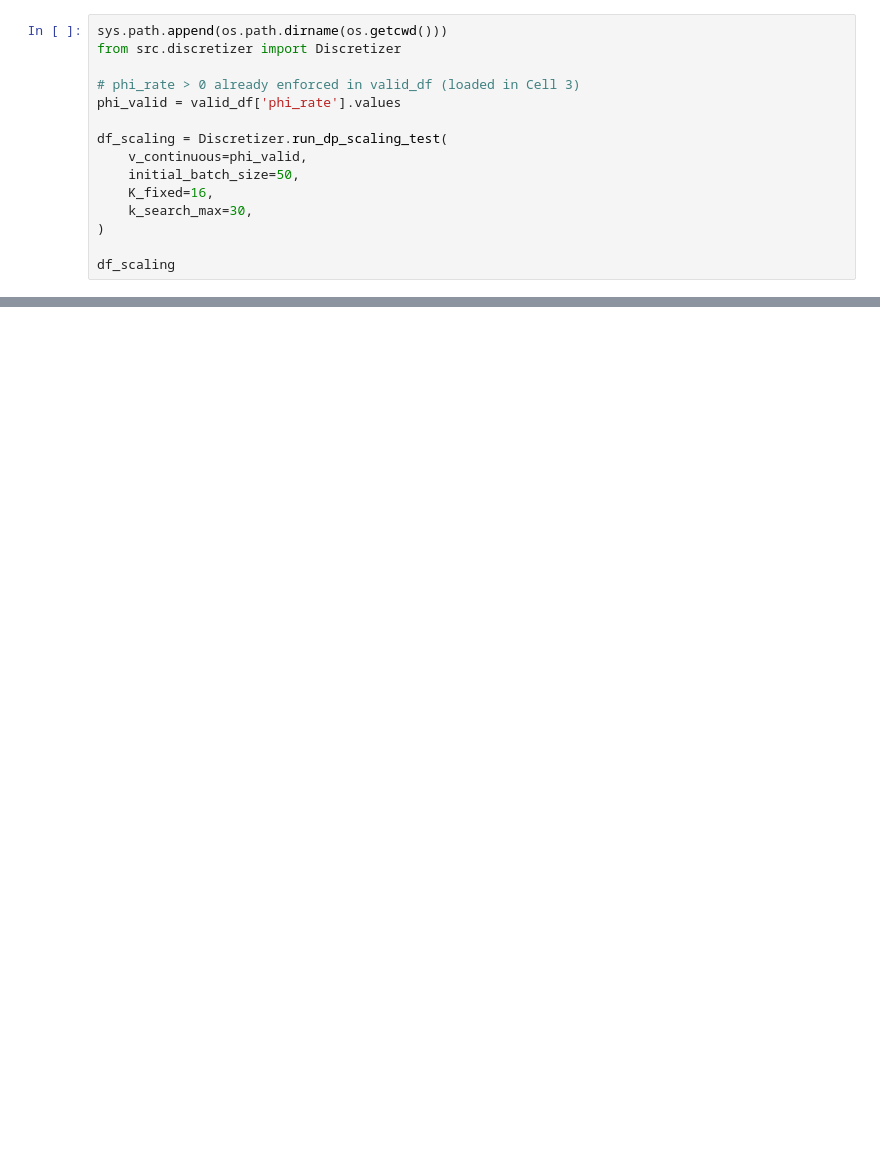
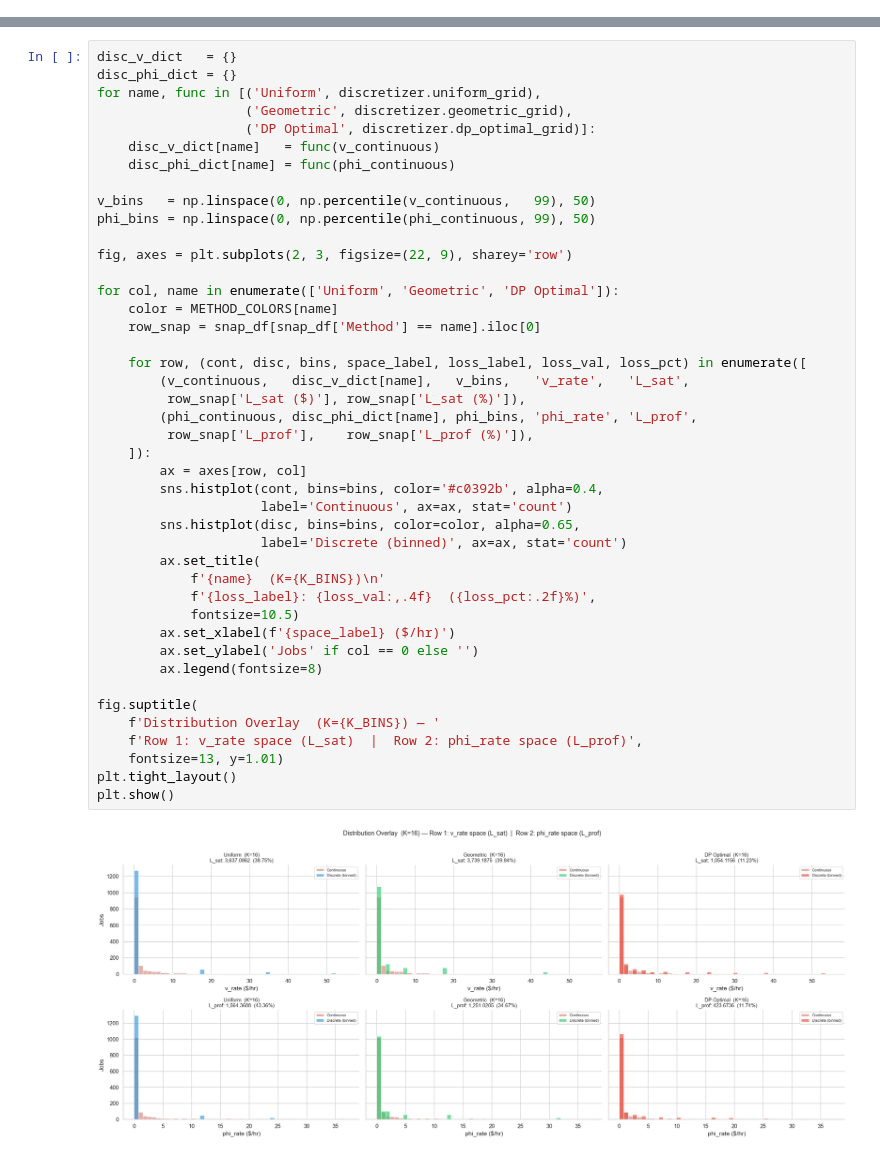
Before and after one commit to dangolofrancesco/cloud_pricing_sim, a Jupyter notebook: notebooks/02_static_discretization_analysis.ipynb, the cells around one changed output, grey strips where cells are left out. Drawn from its saved outputs; the diff is of its cells as text; blank space fills up the shorter version.

```diff
--- a/notebooks/02_static_discretization_analysis.ipynb
+++ b/notebooks/02_static_discretization_analysis.ipynb
@@ -647,15 +0,0 @@ Totals across phases expose the error–complexity trade-off.
-# %%
-sys.path.append(os.path.dirname(os.getcwd()))
-from src.discretizer import Discretizer
-
-# phi_rate > 0 already enforced in valid_df (loaded in Cell 3)
-phi_valid = valid_df['phi_rate'].values
-
-df_scaling = Discretizer.run_dp_scaling_test(
-    v_continuous=phi_valid,
-    initial_batch_size=50,
-    K_fixed=16,
-    k_search_max=30,
-)
-
-df_scaling
@@ -780,0 +152,45 @@ pd.concat([display_df, totals], ignore_index=True).style.format({
+# %%
+disc_v_dict   = {}
+disc_phi_dict = {}
+for name, func in [('Uniform', discretizer.uniform_grid),
+                   ('Geometric', discretizer.geometric_grid),
+                   ('DP Optimal', discretizer.dp_optimal_grid)]:
+    disc_v_dict[name]   = func(v_continuous)
+    disc_phi_dict[name] = func(phi_continuous)
+
+v_bins   = np.linspace(0, np.percentile(v_continuous,   99), 50)
+phi_bins = np.linspace(0, np.percentile(phi_continuous, 99), 50)
+
+fig, axes = plt.subplots(2, 3, figsize=(22, 9), sharey='row')
+
+for col, name in enumerate(['Uniform', 'Geometric', 'DP Optimal']):
+    color = METHOD_COLORS[name]
+    row_snap = snap_df[snap_df['Method'] == name].iloc[0]
+
+    for row, (cont, disc, bins, space_label, loss_label, loss_val, loss_pct) in enumerate([
+        (v_continuous,   disc_v_dict[name],   v_bins,   'v_rate',   'L_sat',
+         row_snap['L_sat ($)'], row_snap['L_sat (%)']),
+        (phi_continuous, disc_phi_dict[name], phi_bins, 'phi_rate', 'L_prof',
+         row_snap['L_prof'],    row_snap['L_prof (%)']),
+    ]):
+        ax = axes[row, col]
+        sns.histplot(cont, bins=bins, color='#c0392b', alpha=0.4,
+                     label='Continuous', ax=ax, stat='count')
+        sns.histplot(disc, bins=bins, color=color, alpha=0.65,
+                     label='Discrete (binned)', ax=ax, stat='count')
+        ax.set_title(
+            f'{name}  (K={K_BINS})\n'
+            f'{loss_label}: {loss_val:,.4f}  ({loss_pct:.2f}%)',
+            fontsize=10.5)
+        ax.set_xlabel(f'{space_label} ($/hr)')
+        ax.set_ylabel('Jobs' if col == 0 else '')
+        ax.legend(fontsize=8)
+
+fig.suptitle(
+    f'Distribution Overlay  (K={K_BINS}) — '
+    f'Row 1: v_rate space (L_sat)  |  Row 2: phi_rate space (L_prof)',
+    fontsize=13, y=1.01)
+plt.tight_layout()
+plt.show()
+# %% [output]
+[figure, added]
```
Also changed, not shown: parts of 59 cells of this notebook, 12 other files.
